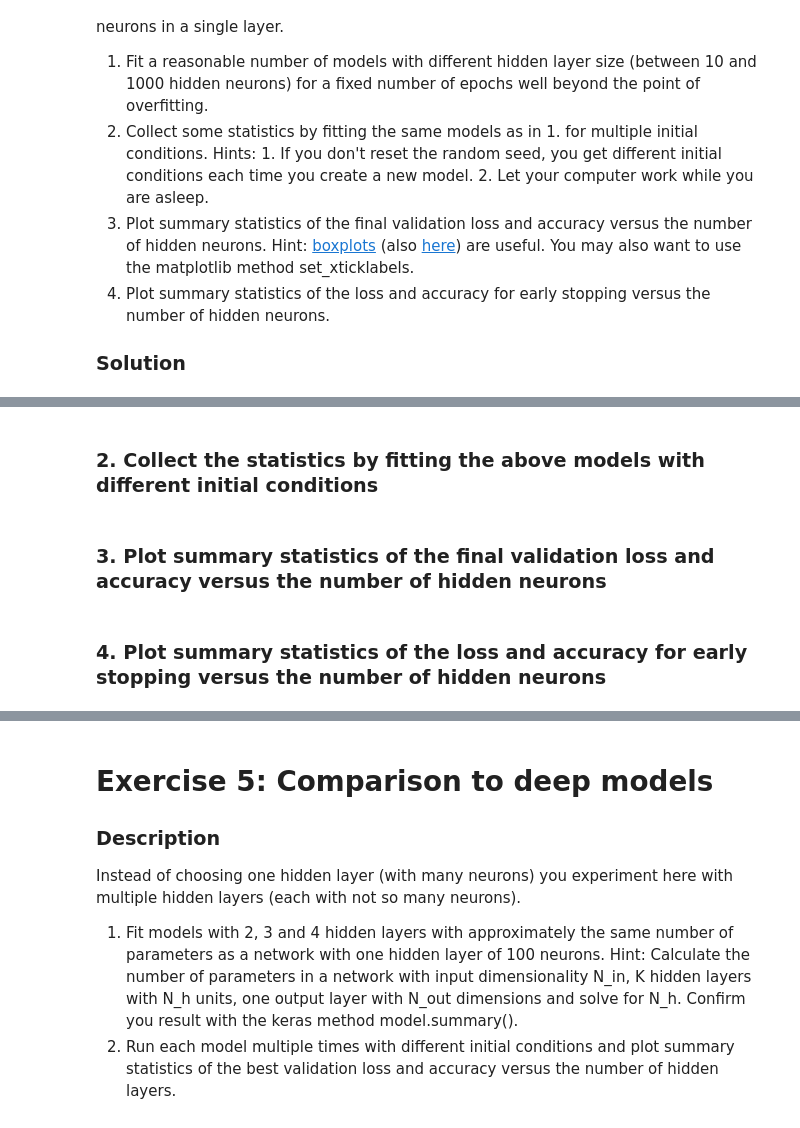
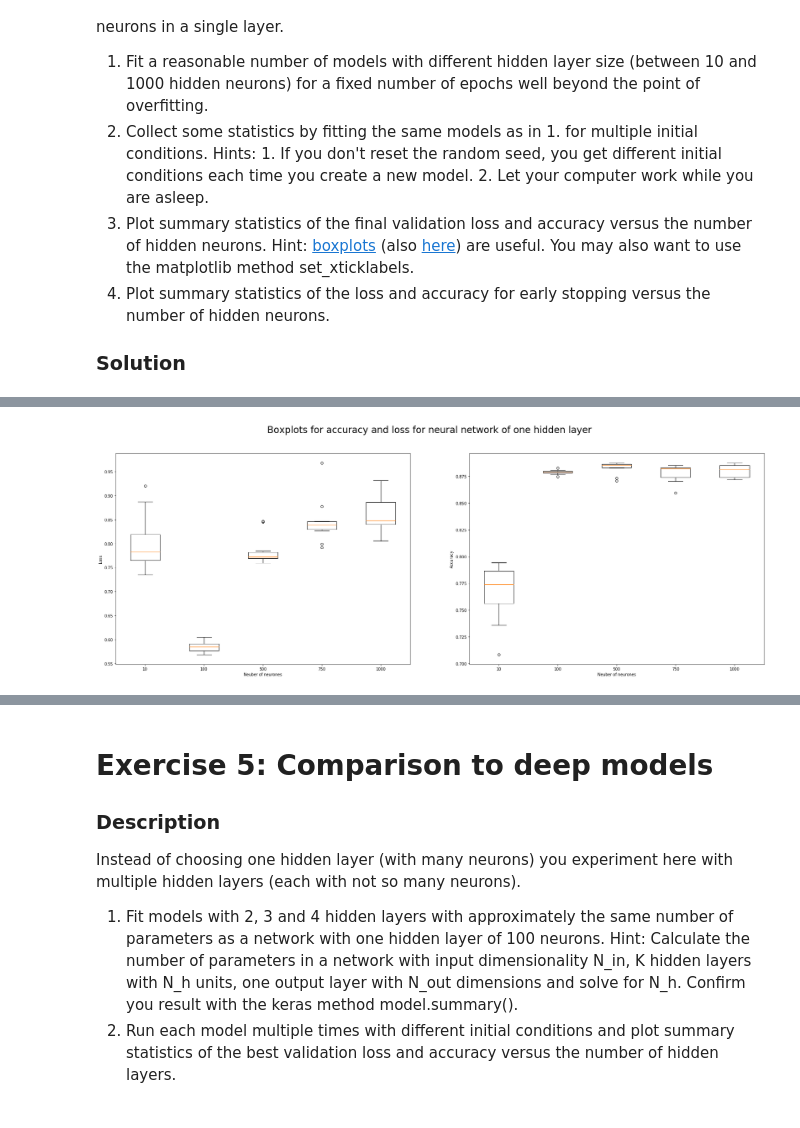
Before and after one commit to lggoch/ANN, a Jupyter notebook: miniproject1.ipynb, the cells around one changed output, grey strips where cells are left out. Drawn from its saved outputs; the diff is of its cells as text; code cells hidden in the pictures.

```diff
--- a/miniproject1.ipynb
+++ b/miniproject1.ipynb
@@ -443,9 +414,0 @@ for a, s in zip(models_adam, models_sgd):
-# %%
-# Fit the Adam models
-history_adam = []
-accuracy_adam = []
-for a in models_adam:
-    h = a.fit(x_train, y_train, validation_data= (x_test, y_test), epochs=200, verbose=0, callbacks= callback_4)
-    history_adam.append(h)
-    acc = a.evaluate(x_test, y_test, verbose=1)
-    accuracy_adam.append(acc)
@@ -470,15 +414,0 @@ accuracy_adam
-# %%
-# Fit the SGD models
-history_sgd = []
-accuracy_sgd = []
-for s in models_adam:
-    h = s.fit(x_train, y_train, validation_data= (x_test, y_test), epochs=200, verbose=0, callbacks= callback_4)
-    history_sgd.append(h)
-    acc = s.evaluate(x_test, y_test, verbose=0)
-    accuracy_sgd.append(acc)
-# %% [markdown]
-### 2. Collect the statistics by fitting the above models with different initial conditions
-# %% [markdown]
-### 3. Plot summary statistics of the final validation loss and accuracy versus the number of hidden neurons
-# %% [markdown]
-### 4. Plot summary statistics of the loss and accuracy for early stopping versus the number of hidden neurons
@@ -484,0 +441,22 @@ for s in models_adam:
+# %%
+val_accs = []
+val_loss = []
+for i in range(len(nb_neurones)):
+    val_accs.append([x[1] for x in evals[i]])
+    val_loss.append([x[0] for x in evals[i]])
+# %%
+fig, (ax1,ax2) = plt.subplots(1,2, figsize=(30,10))
+    #plt.subplot(1,1)
+ax1.boxplot(val_loss)
+ax1.set_xticklabels(nb_neurones)
+ax1.set_xlabel("Neuber of neurones")
+ax1.set_ylabel("Loss")
+    #fig1, ax2 = plt.subplots()
+ax2.boxplot(val_accs)
+ax2.set_xticklabels(nb_neurones)
+ax2.set_xlabel("Neuber of neurones")
+ax2.set_ylabel("Accuracy")
+fig.suptitle("Boxplots for accuracy and loss for neural network of one hidden layer".format(n), fontsize=24)
+plt.show()
+# %% [output]
+[figure, added]
```
Also changed, not shown: parts of 62 cells of this notebook.
